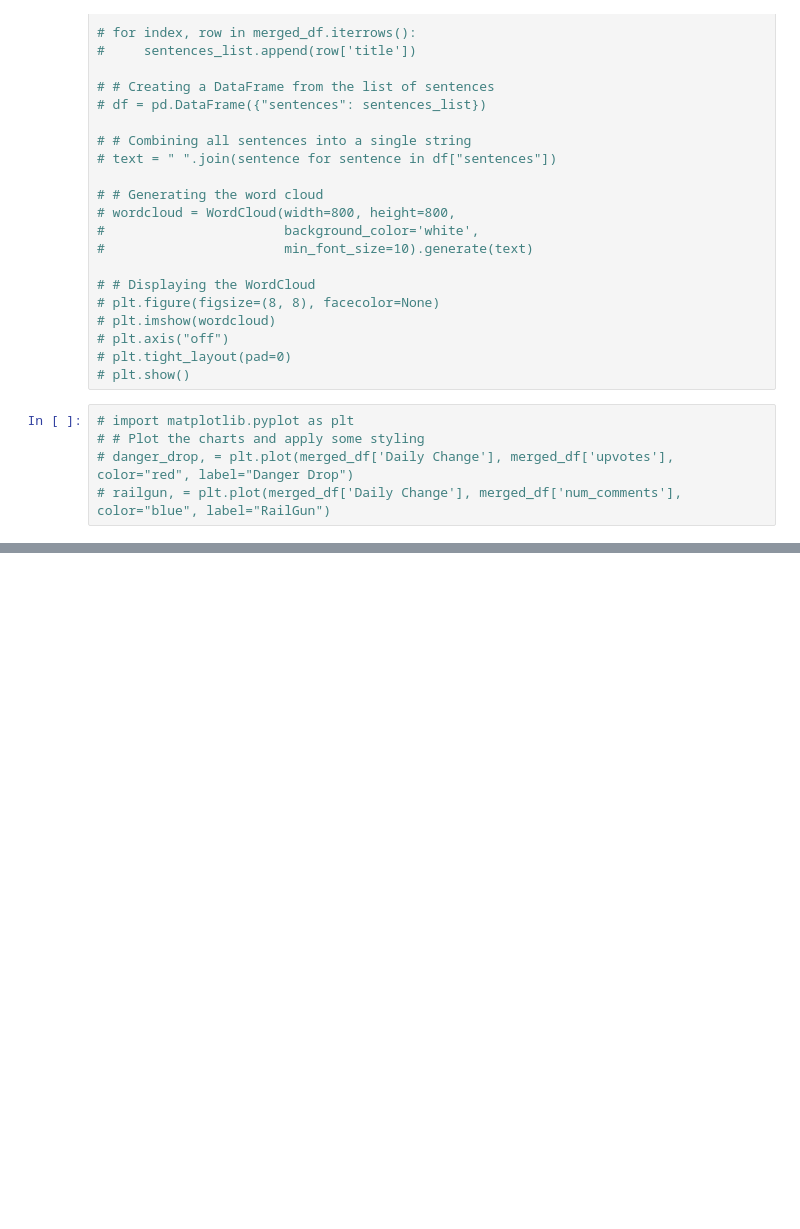
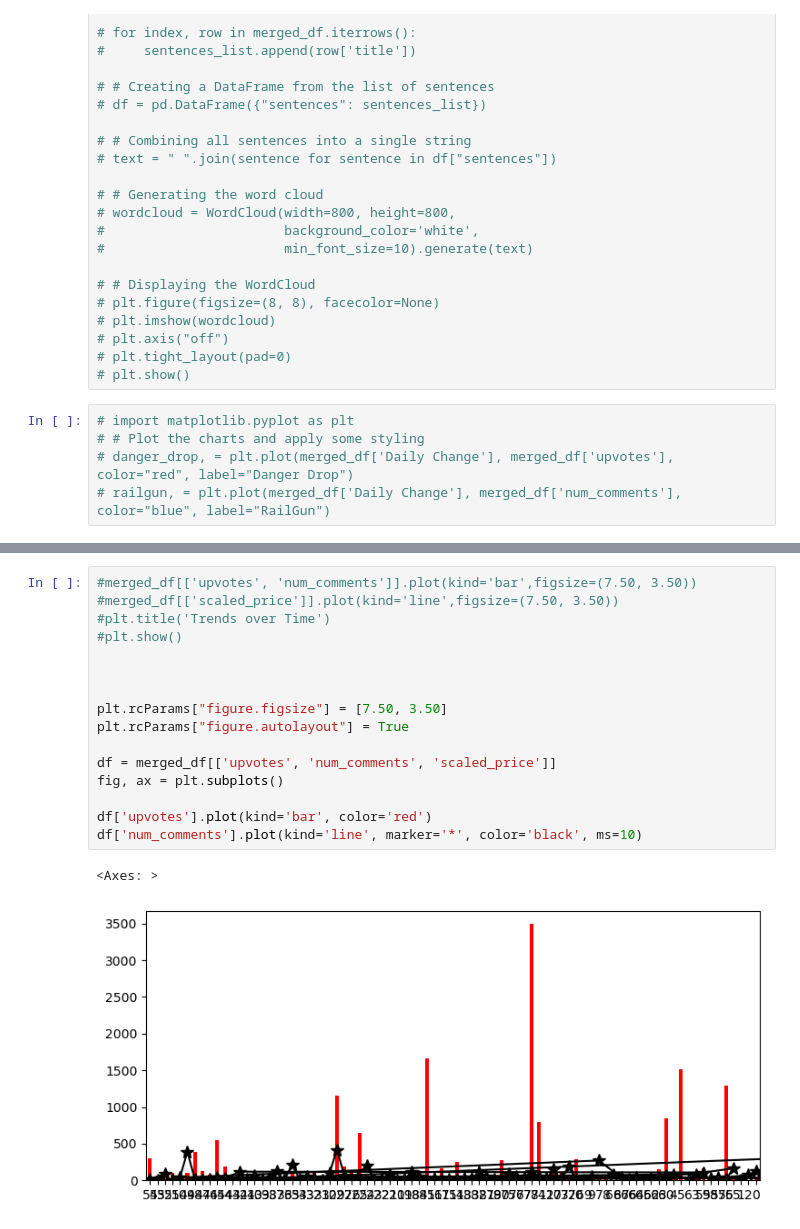
Before and after one commit to AprilHolmes7825/Project_1, a Jupyter notebook: Reddit_data_pull.ipynb, the cells around one changed output, grey strips where cells are left out. Drawn from its saved outputs; the diff is of its cells as text; blank space fills up the shorter version.

```diff
--- a/Reddit_data_pull.ipynb
+++ b/Reddit_data_pull.ipynb
@@ -317,3 +331,22 @@ The r-value is: 1.351298369039196e-06
+# %%
+#merged_df[['upvotes', 'num_comments']].plot(kind='bar',figsize=(7.50, 3.50))
+#merged_df[['scaled_price']].plot(kind='line',figsize=(7.50, 3.50))
+#plt.title('Trends over Time')
+#plt.show()
+
+
+
+plt.rcParams["figure.figsize"] = [7.50, 3.50]
+plt.rcParams["figure.autolayout"] = True
+
+df = merged_df[['upvotes', 'num_comments', 'scaled_price']]
+fig, ax = plt.subplots()
+
+df['upvotes'].plot(kind='bar', color='red')
+df['num_comments'].plot(kind='line', marker='*', color='black', ms=10)
+# %% [output]
+<Axes: >
+[figure, added]
 # %%
 # Example of the Spearman's Rank Correlation Test
 from scipy.stats import spearmanr
```
Also changed, not shown: parts of 10 cells of this notebook, 1 other file.
